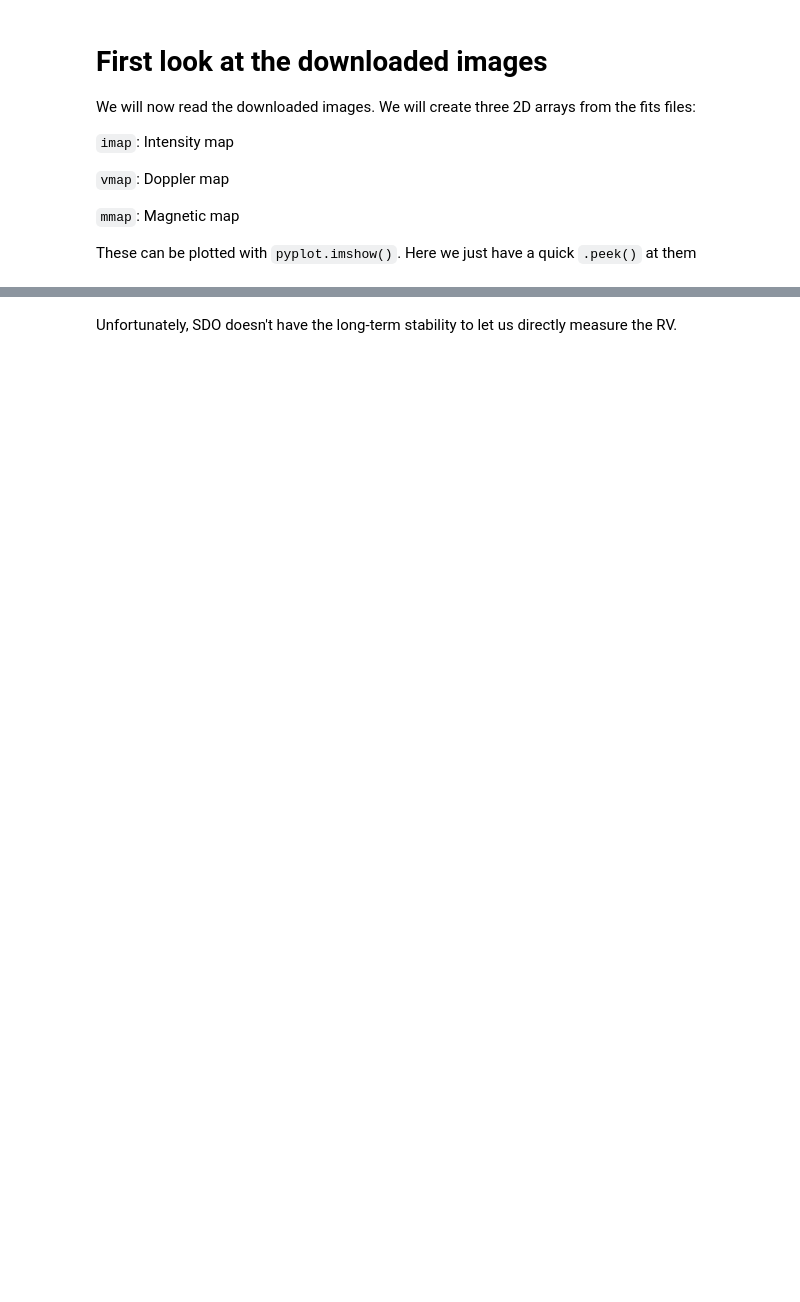
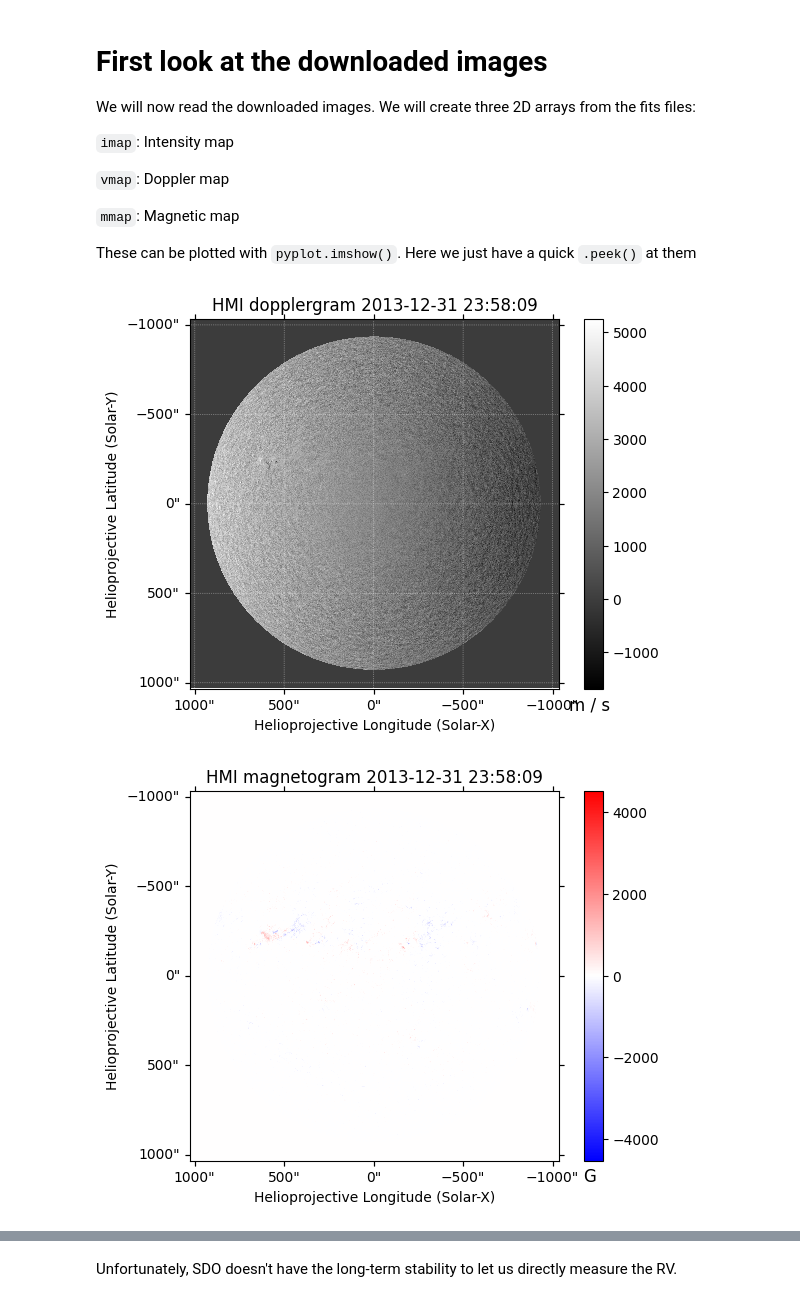
Before and after one commit to BSLakeland/sdo_rvs_tutorial, a Jupyter notebook: Tutorial.ipynb, the cells around one changed output, grey strips where cells are left out. Drawn from its saved outputs; the diff is of its cells as text; code cells hidden in the pictures; blank space fills up the shorter version.

```diff
--- a/Tutorial.ipynb
+++ b/Tutorial.ipynb
@@ -112,11 +128,14 @@ bad_sunpy = True
 
 if bad_sunpy:
     date_obs = datetime.datetime(2014, 1, 1, 0, 0, 0)
-    print('Using backup data')
-    all_files = os.listdir('./sunpy_downloads_backup/')
-    magnetogram_download = ['./sunpy_downloads_backup/' + i for i in all_files if 'magnetogram' in i]
-    continuum_download = ['./sunpy_downloads_backup/'+i for i in all_files if 'continuum' in i]
-    dopplergram_download = ['./sunpy_downloads_backup/' + i for i in all_files if 'Dopplergram' in i]
-
-
-jd_obs = Time(date_obs).jd
+    print("Using backup data")
+    all_files = os.listdir("./sunpy_downloads_backup/")
+    magnetogram_download = [
+        "./sunpy_downloads_backup/" + i for i in all_files if "magnetogram" in i
+    ]
+    continuum_download = [
+        "./sunpy_downloads_backup/" + i for i in all_files if "continuum" in i
+    ]
+    dopplergram_download = [
+        "./sunpy_downloads_backup/" + i for i in all_files if "Dopplergram" in i
+    ]
@@ -162,33 +209,38 @@ These can be plotted with `pyplot.imshow()`. Here we just have a quick `.peek()`
 # %%
 # remove unusable file types
 good_files = []
 for file in downloaded_files:
     name, extension = os.path.splitext(file)
-    if extension == '.fits':
+    if extension == ".fits":
         good_files.append(file)
 
 # convert to map sequence
 map_seq = sunpy.map.Map(sorted(good_files))
 
 # check for missing data types
 missing_map = False
 # split into data types
 for j, map_obj in enumerate(map_seq):
-    if map_obj.meta['content'] == 'DOPPLERGRAM':
+    if map_obj.meta["content"] == "DOPPLERGRAM":
         vmap = map_obj
-    elif map_obj.meta['content'] == 'MAGNETOGRAM':
+    elif map_obj.meta["content"] == "MAGNETOGRAM":
         mmap = map_obj
-    elif map_obj.meta['content'] == 'CONTINUUM INTENSITY':
+    elif map_obj.meta["content"] == "CONTINUUM INTENSITY":
         imap = map_obj
 
 # coordinate transformation for maps
 x, y, pdim, r, d, mu = ctfuncs.coordinates(vmap)
 wij, nij, rij = ctfuncs.vel_coords(x, y, pdim, r, vmap)
 
 # remove bad mu values
 vmap, mmap, imap = ctfuncs.fix_mu(mu, [vmap, mmap, imap])
 
+jd_obs = mmap.date.jd
+
 # quick peeks at the uncorrected images
 vmap.peek()
-mmap.peek(cmap='bwr')
-imap.peek(cmap='inferno')
+mmap.peek(cmap="bwr")
+imap.peek(cmap="inferno")
+# %% [output]
+[figure, added]
+[figure, added]
```
Also changed, not shown: parts of 24 cells of this notebook, 3 other files.
